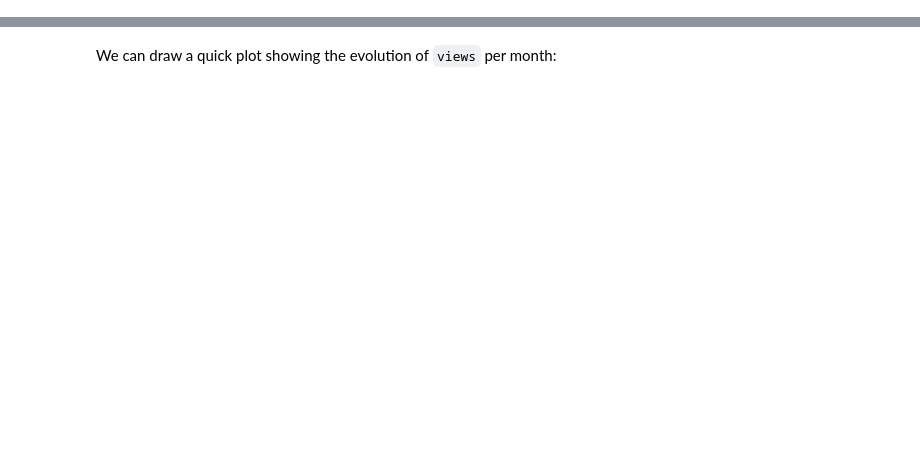
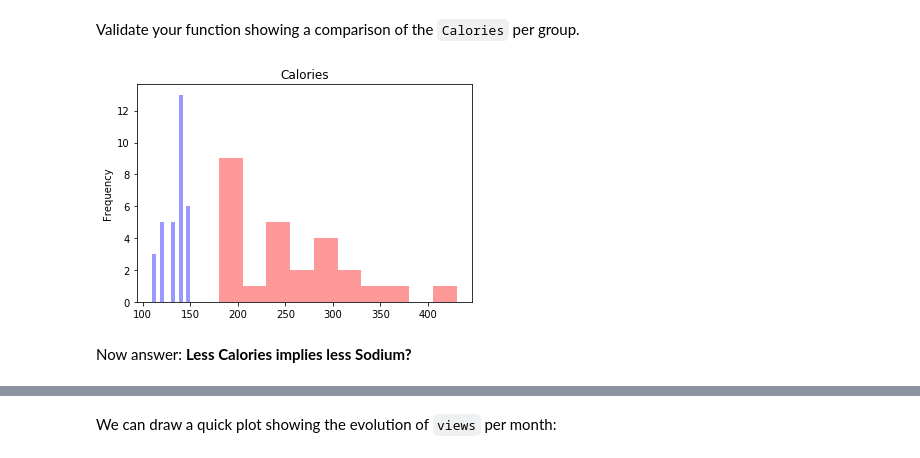
Before and after one commit to rahmah7/RDP-health-and-obesity-trends, a Jupyter notebook: Project.ipynb, the cells around one changed output, grey strips where cells are left out. Saved outputs shown, nothing was run; the diff lists cells and outputs as text; code cells hidden in the pictures; blank space fills up the shorter version.

```diff
--- a/Project.ipynb
+++ b/Project.ipynb
@@ -100,0 +211,6 @@ max_calories_item
+# %%
+# solution
+
+less_equal_150_cal = drinks_df[drinks_df['Calories'] <= 150]
+
+less_equal_150_cal.head()
@@ -100,0 +228,6 @@ max_calories_item
+# %%
+# solution
+
+more_150_cal = drinks_df[drinks_df['Calories'] > 150]
+
+more_150_cal.head()
@@ -100,0 +250,14 @@ max_calories_item
+# %%
+# your code goes here
+def compare_groups(field):
+    pass
+# %%
+# solution
+def compare_groups(field):
+    if (field in less_equal_150_cal.columns):
+        less_equal_150_cal[field].plot(kind='hist', color='blue', alpha=0.4, title=field)
+        more_150_cal[field].plot(kind='hist', color='red', alpha=0.4)
+    else:
+        raise ValueError(f"Field '{field}' not found")
+# %% [markdown]
+Validate your function showing a comparison of the `Calories` per group.
@@ -100,0 +266,7 @@ max_calories_item
+# %%
+# solution
+compare_groups('Calories')
+# %% [output]
+[figure, added]
+# %% [markdown]
+Now answer: **Less Calories implies less Sodium?**
```
Also changed, not shown: parts of 53 cells of this notebook.
